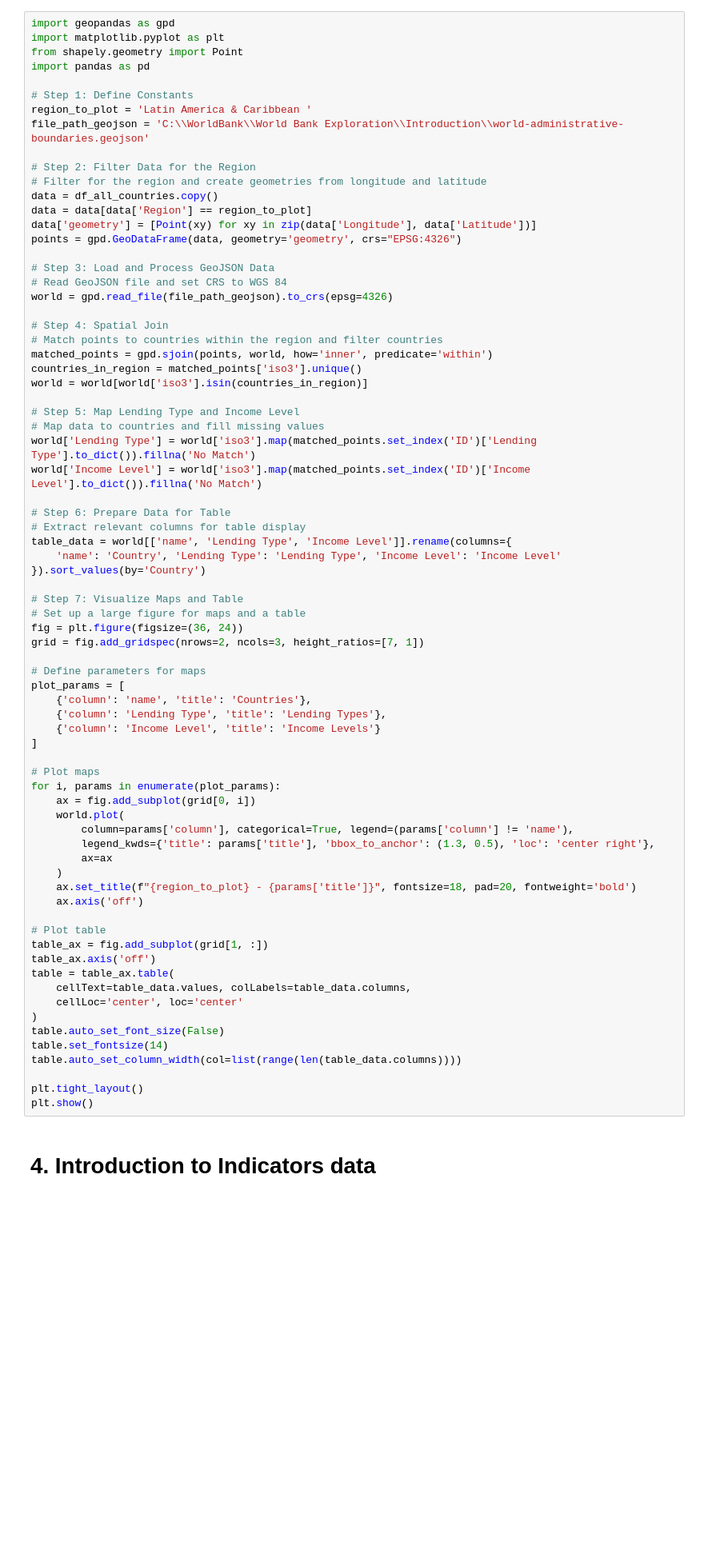
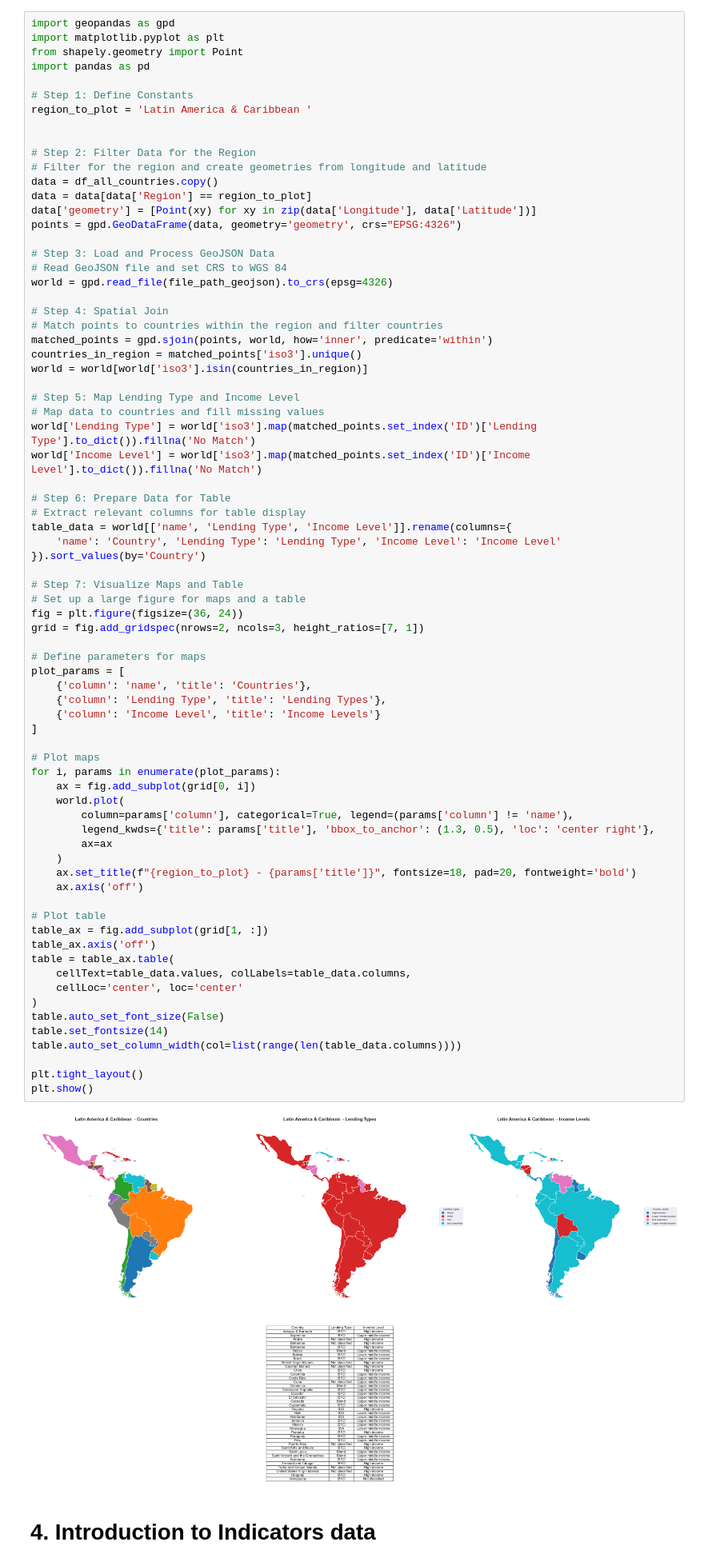
Before and after one commit to groenewt/Economics-Exploration, a Jupyter notebook: World Bank/General/Introduction.ipynb, the cells around one changed output. Shown at 80% size. Drawn from its saved outputs; the diff is of its cells as text; blank space fills up the shorter version.

```diff
--- a/World Bank/General/Introduction.ipynb
+++ b/World Bank/General/Introduction.ipynb
@@ -724,7 +812,7 @@ import pandas as pd
 
 # Step 1: Define Constants
 region_to_plot = 'Latin America & Caribbean '
-file_path_geojson = 'C:\\WorldBank\\World Bank Exploration\\Introduction\\world-administrative-boundaries.geojson'
+
 
 # Step 2: Filter Data for the Region
 # Filter for the region and create geometries from longitude and latitude
@@ -763,33 +851,35 @@ grid = fig.add_gridspec(nrows=2, ncols=3, height_ratios=[7, 1])
 plot_params = [
     {'column': 'name', 'title': 'Countries'},
     {'column': 'Lending Type', 'title': 'Lending Types'},
     {'column': 'Income Level', 'title': 'Income Levels'}
 ]
 
 # Plot maps
 for i, params in enumerate(plot_params):
     ax = fig.add_subplot(grid[0, i])
     world.plot(
         column=params['column'], categorical=True, legend=(params['column'] != 'name'),
         legend_kwds={'title': params['title'], 'bbox_to_anchor': (1.3, 0.5), 'loc': 'center right'},
         ax=ax
     )
     ax.set_title(f"{region_to_plot} - {params['title']}", fontsize=18, pad=20, fontweight='bold')
     ax.axis('off')
 
 # Plot table
 table_ax = fig.add_subplot(grid[1, :])
 table_ax.axis('off')
 table = table_ax.table(
     cellText=table_data.values, colLabels=table_data.columns,
     cellLoc='center', loc='center'
 )
 table.auto_set_font_size(False)
 table.set_fontsize(14)
 table.auto_set_column_width(col=list(range(len(table_data.columns))))
 
 plt.tight_layout()
 plt.show()
+# %% [output]
+[figure, added]
 # %% [markdown]
 # 4. Introduction to Indicators data
 # %% [markdown]
```
Also changed, not shown: parts of 15 cells of this notebook, 10 other files.
